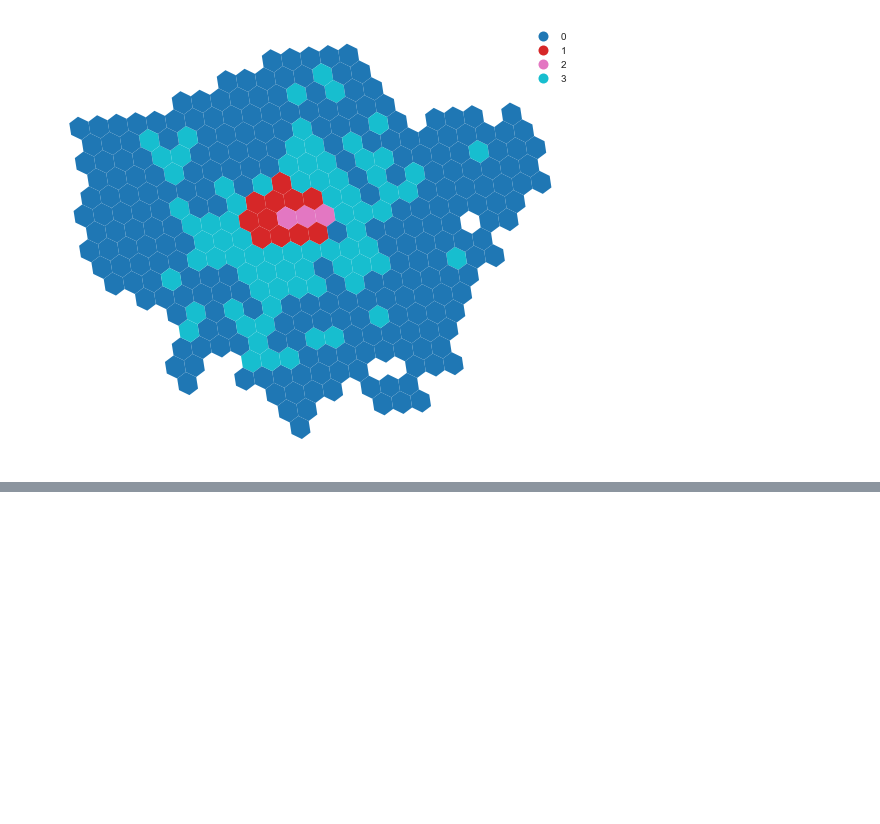
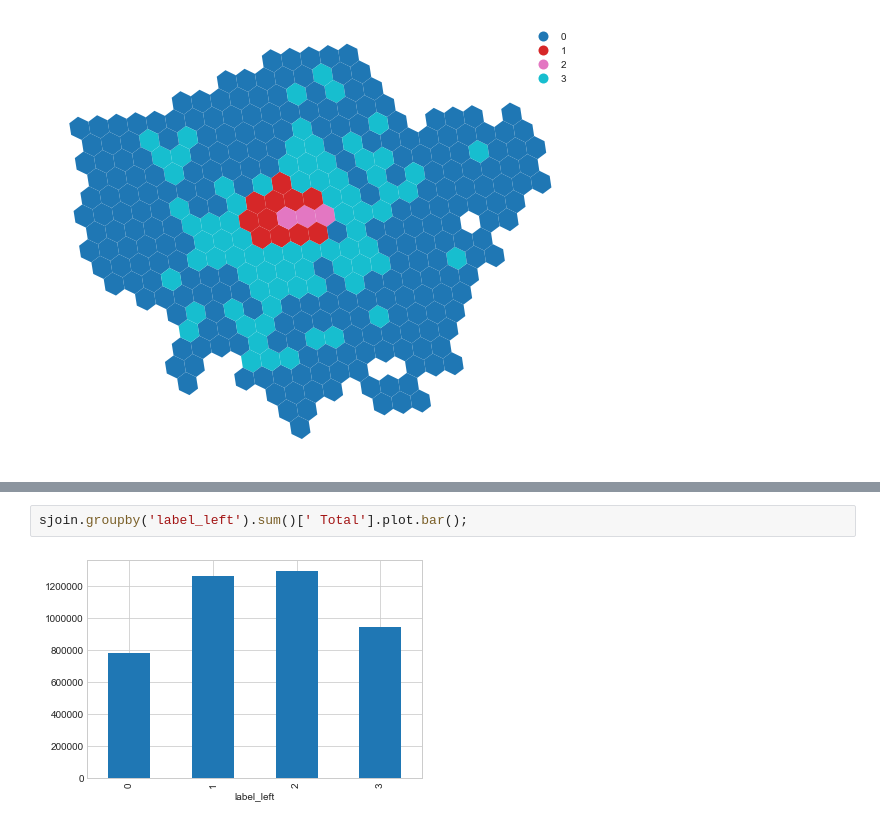
Before and after one commit to jwrap/how-london-moves, a Jupyter notebook: notebooks/2-exploratory-data-analysis.ipynb, the cells around one changed output, grey strips where cells are left out. Drawn from its saved outputs; the diff is of its cells as text; blank space fills up the shorter version.

```diff
--- a/notebooks/2-exploratory-data-analysis.ipynb
+++ b/notebooks/2-exploratory-data-analysis.ipynb
@@ -335,0 +336,4 @@ fig.tight_layout()
+# %%
+sjoin.groupby('label_left').sum()[' Total'].plot.bar();
+# %% [output]
+[figure, added]
```
Also changed, not shown: parts of 6 cells of this notebook, 4 other files.
